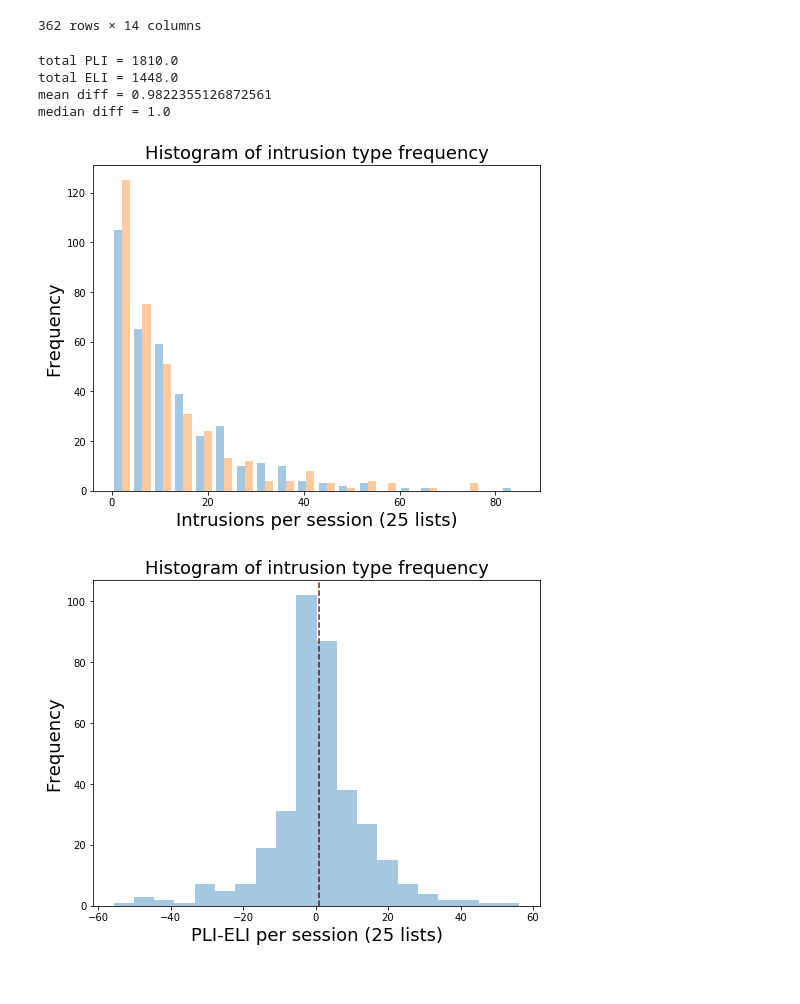
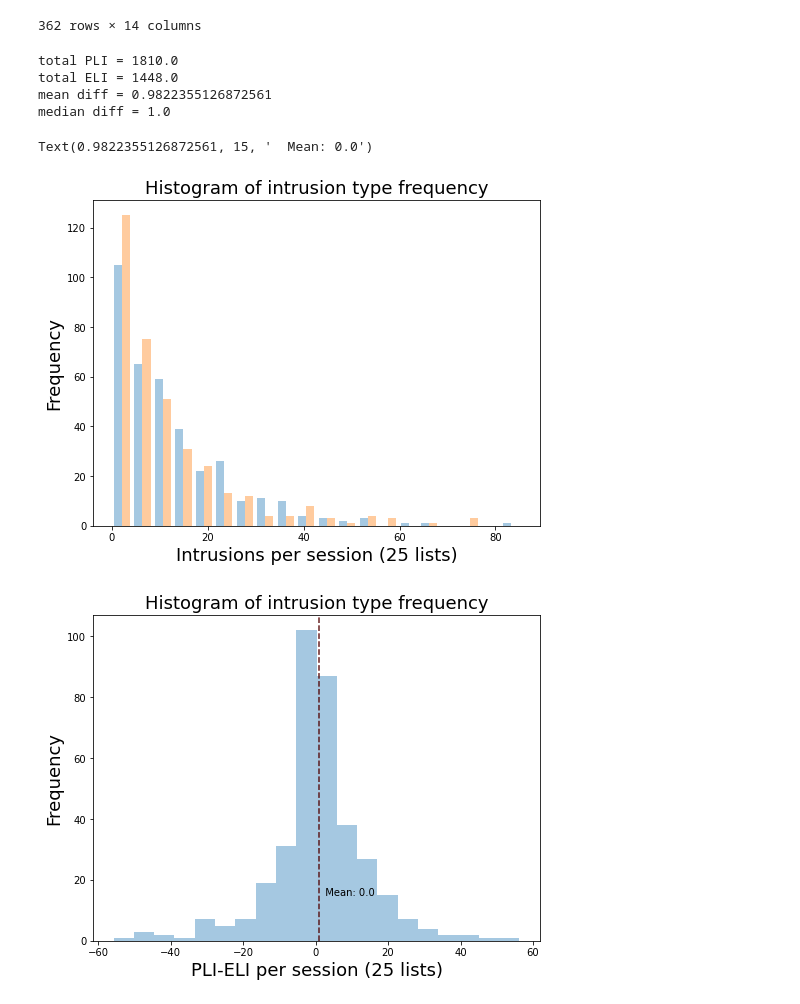
Before and after one commit to NoaHerz/Mental_health, a Jupyter notebook: MH_intrusion.ipynb, the cells around one changed output. Drawn from its saved outputs; the diff is of its cells as text; code cells hidden in the pictures.

Commit message:
clean up intrusion code

```diff
--- a/MH_intrusion.ipynb
+++ b/MH_intrusion.ipynb
@@ -7,11 +8,16 @@ import seaborn as sb
 from scipy import stats
 # %%
 sites = ['Dartmouth', 'Jefferson','Emory', 'UTSW']
+BAI_high = 16
+BAI_low = 10
+BDI_high = 17
+BDI_low = 10
+
 sel_sub = pd.DataFrame([])
 subs = []
 for site in sites:
-    df = pd.read_excel(r'./' + site + '_neuropsych.xlsx',engine="openpyxl")
-#     df = pd.read_excel(r'./' + site + '_neuropsych.xlsx')
+#     df = pd.read_excel(r'./' + site + '_neuropsych.xlsx',engine="openpyxl")
+    df = pd.read_excel(r'./' + site + '_neuropsych.xlsx')
     for i in df.index:
         #gap = df.iloc[i]['Time between report and implant (days)']
         BDI = df.iloc[i]['BDI']
@@ -77,7 +83,7 @@ list_df = pd.DataFrame([])
 
 experiments = ['FR1', 'catFR1']
 
-for sub in df_select['subject']: ### 'sub' instead of 's'
+for sub in df_select['subject']:
     try:
         for exp in experiments:
             localizations=df[(df['subject']==sub) & (df['experiment']==exp)]['localization'].unique()
@@ -89,23 +95,20 @@ for sub in df_select['subject']: ### 'sub' instead of 's'
                     data = df[np.logical_and(df["subject"] == sub, df['experiment']==exp)]
                     sessions=data[np.logical_and(data['montage']==mont,data['localization']==loc)]['session'].unique()
 
-                    for sess in sessions: # 'sess' instead of 'k'
+                    for sess in sessions:
                         reader = CMLReader(sub, exp, sess, montage=mont, localization=loc)   #reader for loading CML data
                         evs = reader.load('task_events')
                         word_evs = evs[evs['type']=='REC_WORD']
-    #                     rec_evs = word_evs[word_evs['recalled']==True]
-                        s_dict = {} #create variables for each field and then append using Noa's technique
 
-                        ### many times there are negative lists, referring to practice lists. You want to
-                        # exclude those: word_evs['list'][word_evs['list']>0].unique()
+                        #exclude practice lists
                         lists = len(word_evs['list'][word_evs['list']>0].unique())
-                        corr_recs = len(word_evs[word_evs['intrusion']==0]) # changed
+                        corr_recs = len(word_evs[word_evs['intrusion']==0])
                         ELIs = len(word_evs[word_evs['intrusion']==-1])
                         PLIs = len(word_evs[word_evs['intrusion']>0])
                         total_ints = ELIs + PLIs
                         total_trials = corr_recs + total_ints
 
-                        trials = []
+                        trials = [] #make list of event numbers of analysis
                         for list_num in word_evs['list'][word_evs['list']>0].unique():
                             list_events=word_evs[word_evs['list']==list_num]
                             if len(list_events)>0:
@@ -114,8 +117,8 @@ for sub in df_select['subject']: ### 'sub' instead of 's'
                             PLI = len(list_events[list_events['intrusion']>0])
                             ELI = len(list_events[list_events['intrusion']==-1])
                             correc = len(list_events[list_events['intrusion']==0])
-                            row = df_select[df_select['subject'] == sub]
-                            list_df = list_df.append({
+                            row = df_select[df_select['subject']==sub] #get row of BAI/BDI scores for subject
+                            list_df = list_df.append({ #create dataframe of events for analysis grouped by list ##should I filter out lists with no events?
                                 'subject':sub,
                                 'session': sess,
                                 'experiment': exp,
@@ -127,7 +130,7 @@ for sub in df_select['subject']: ### 'sub' instead of 's'
                                 'BAI':int(row['BAI'].values),
                                 'BDI':int(row['BDI'].values)
                                 },ignore_index=True)
-                        trial_df = trial_df.append({
+                        trial_df = trial_df.append({ #create dataframe of events for analysis grouped by session
                             'subject':sub,
                             'session': sess,
                             'montage': mont,
@@ -360,6 +403,7 @@ removed row = 64 R1100D FR1
 | 361 | 11.0 | 8.0 | 0.038462 | 4.0 | 0.048077 | 5.0 | 113.0 | 104.0 | ... |
 362 rows × 14 columns
 # %%
+#get intrusion per session counts to generate a histogram
 df_int = pd.DataFrame([])
 for i in df_filter.index:
     sub = df_filter.iloc[i]['subject']
@@ -389,41 +433,35 @@ diff_list = list(df_int['PLI minus ELI per session'])
 
 plt.figure(figsize=(8,6))
 int_hist = plt.hist((PLI_list, ELI_list), 20,alpha=0.4)
 plt.xlabel('Intrusions per session (25 lists)',fontsize=18)
 plt.ylabel('Frequency',fontsize=18)
-# plt.title('Time Between Report and Implant: '+ site,fontsize=18)
 plt.title('Histogram of intrusion type frequency',fontsize=18)
-# mean = np.mean(diff_list)
-# median = np.median(diff_list)
 
-# plt.axvline(x=mean, color='r', linestyle='--',alpha=0.5)
-# plt.axvline(x=median, color='k', linestyle='--',alpha=0.6)
-# print('mean =', mean)
-# print('median =', median)
 print('total PLI =', total_PLI)
 print('total ELI =', total_ELI)
 
 plt.figure(figsize=(8,6))
 diff_hist = plt.hist(diff_list, 20,alpha=0.4)
 plt.xlabel('PLI-ELI per session (25 lists)',fontsize=18)
 plt.ylabel('Frequency',fontsize=18)
 # plt.title('Time Between Report and Implant: '+ site,fontsize=18)
 plt.title('Histogram of intrusion type frequency',fontsize=18)
 mean = np.mean(diff_list)
 median = np.median(diff_list)
 
 plt.axvline(x=mean, color='r', linestyle='--',alpha=0.5)
 plt.axvline(x=median, color='k', linestyle='--',alpha=0.6)
 print('mean diff =', mean)
 print('median diff =', median)
 
-# plt.text(med,15,'  Median: %.1f months' %(med/30))
+plt.text(mean,15,'  Mean: %.1f' %(mean/30))
 # %% [output]
 total PLI = 1810.0
 total ELI = 1448.0
 mean diff = 0.9822355126872561
 median diff = 1.0
+Text(0.9822355126872561, 15, '  Mean: 0.0')
 [figure]
-[figure, old version]
+[figure, new version]
 # %%
 #average across sessions from the same subject
```
Also changed, not shown: parts of 8 cells of this notebook.
